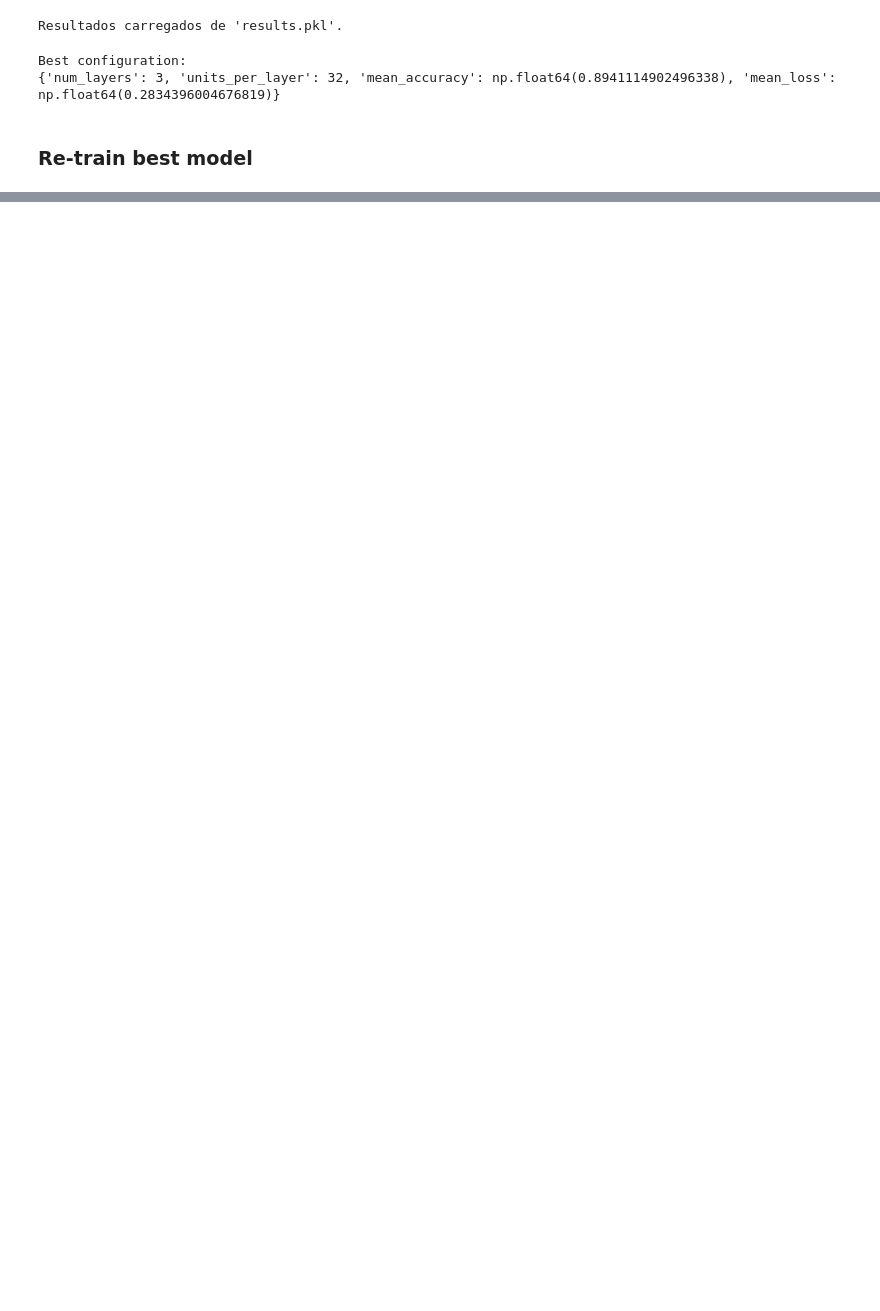
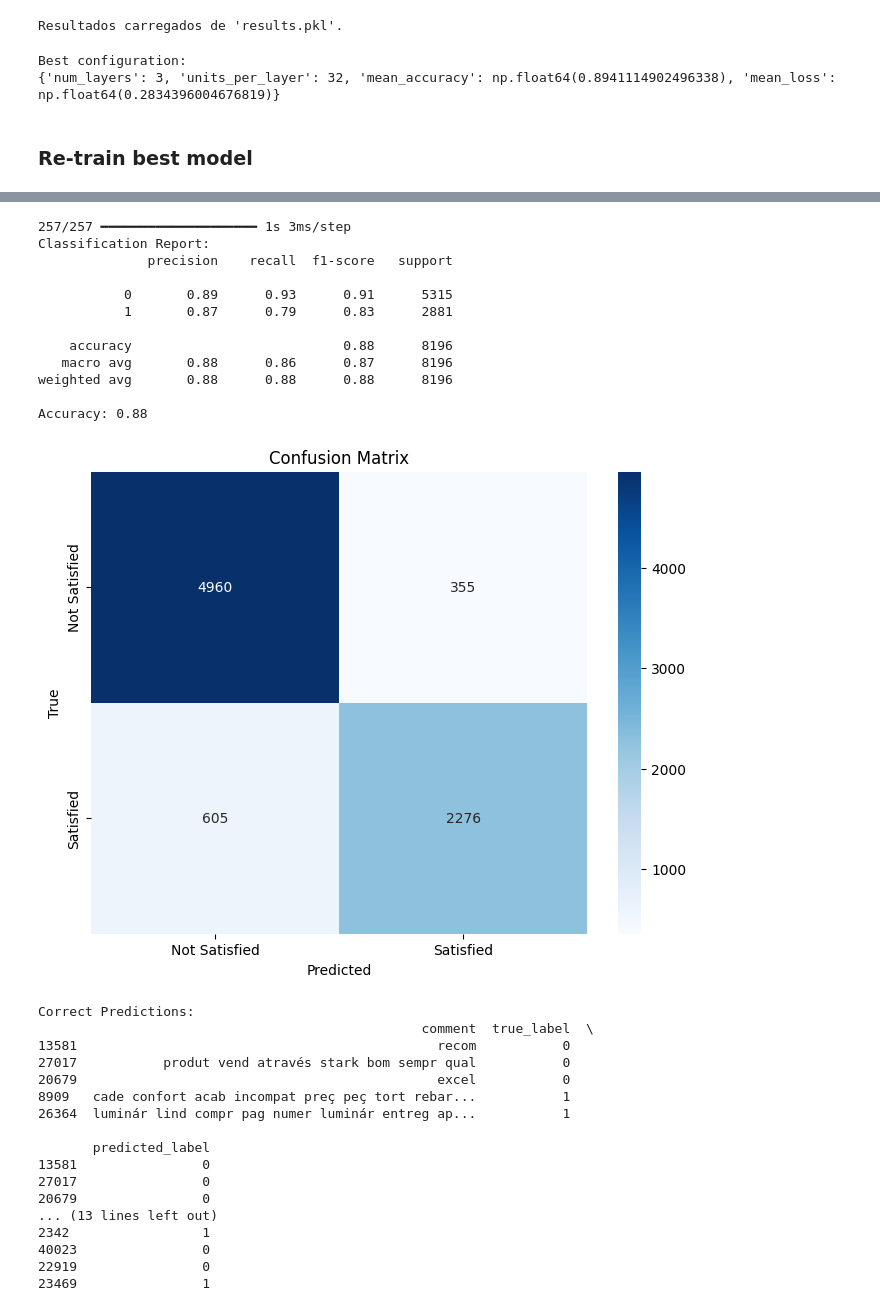
Before and after one commit to IvonLuiz/brazilian-e-commerce-nlp-deep-learning, a Jupyter notebook: e-commerce_nlp.ipynb, the cells around one changed output, grey strips where cells are left out. Cells and saved outputs as stored; diff of their text form; code cells hidden in the pictures; blank space fills up the shorter version.

```diff
--- a/e-commerce_nlp.ipynb
+++ b/e-commerce_nlp.ipynb
@@ -1134,0 +1182,47 @@ plot_hist(history)
+# %%
+# Faça as predições no conjunto de teste
+y_pred = model.predict(X_test)
+
+# Avaliação do modelo
+y_pred_binary = np.where(y_pred >= 0.5, 1, 0)
+evaluate_model(y_test, y_pred_binary)
+
+# Visualizar exemplos
+df_test = pd.DataFrame(reviews_final).iloc[y_test.index]
+df_test['true_label'] = y_test.values
+df_test['predicted_label'] = y_pred_binary
+df_test.columns = ['comment' if i == 0 else col for i, col in enumerate(df_test.columns)]
+
+
+display_predictions(df_test, y_test, y_pred_binary)
+# %% [output]
+257/257 ━━━━━━━━━━━━━━━━━━━━ 1s 3ms/step
+Classification Report:
+              precision    recall  f1-score   support
+
+           0       0.89      0.93      0.91      5315
+           1       0.87      0.79      0.83      2881
+
+    accuracy                           0.88      8196
+   macro avg       0.88      0.86      0.87      8196
+weighted avg       0.88      0.88      0.88      8196
+
+Accuracy: 0.88
+[figure, added]
+Correct Predictions:
+                                                 comment  true_label  \
+13581                                              recom           0
+27017           produt vend através stark bom sempr qual           0
+20679                                              excel           0
+8909   cade confort acab incompat preç peç tort rebar...           1
+26364  luminár lind compr pag numer luminár entreg ap...           1
+
+       predicted_label
+13581                0
+27017                0
+20679                0
+... (13 lines left out)
+2342                 1
+40023                0
+22919                0
+23469                1
```
Also changed, not shown: parts of 24 cells of this notebook.
